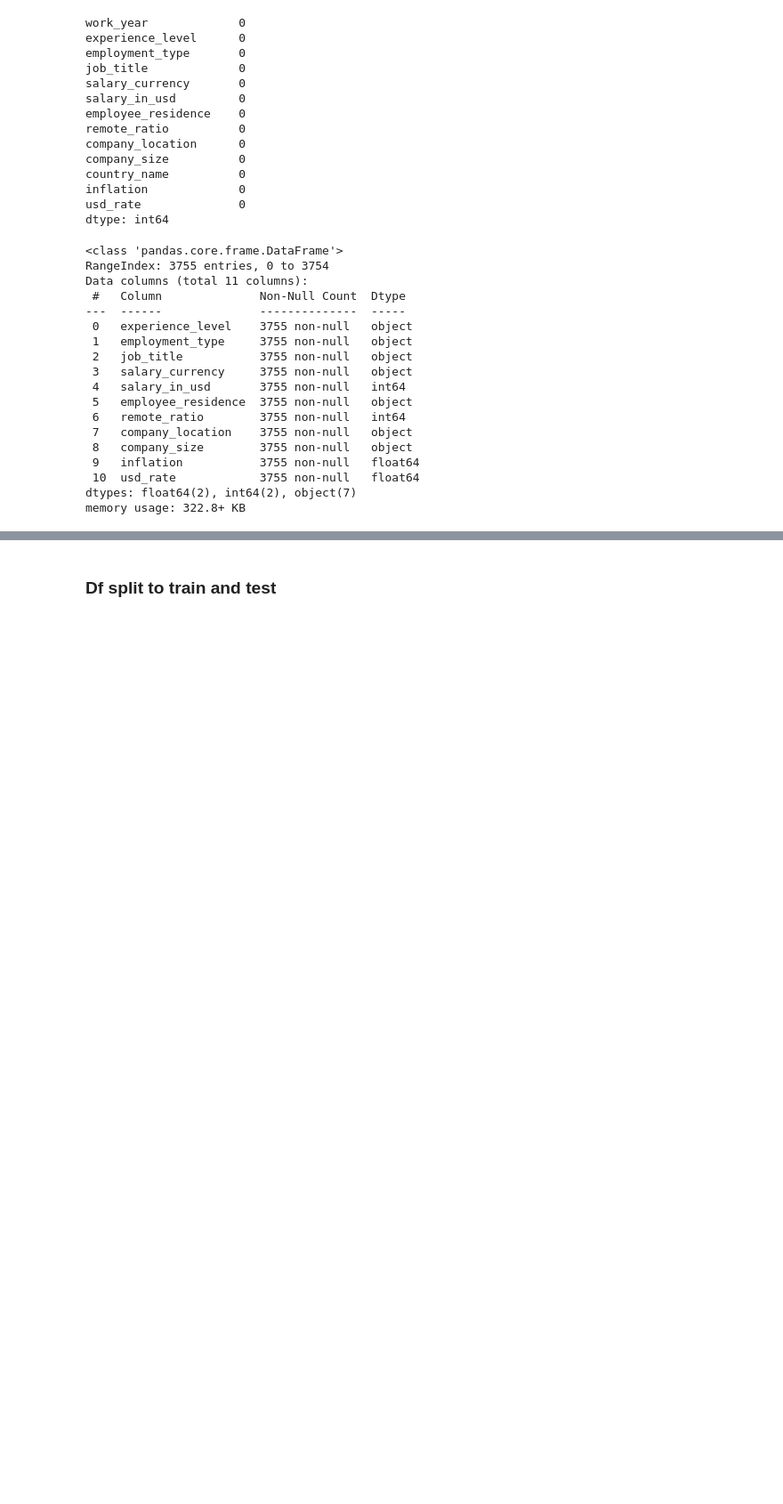
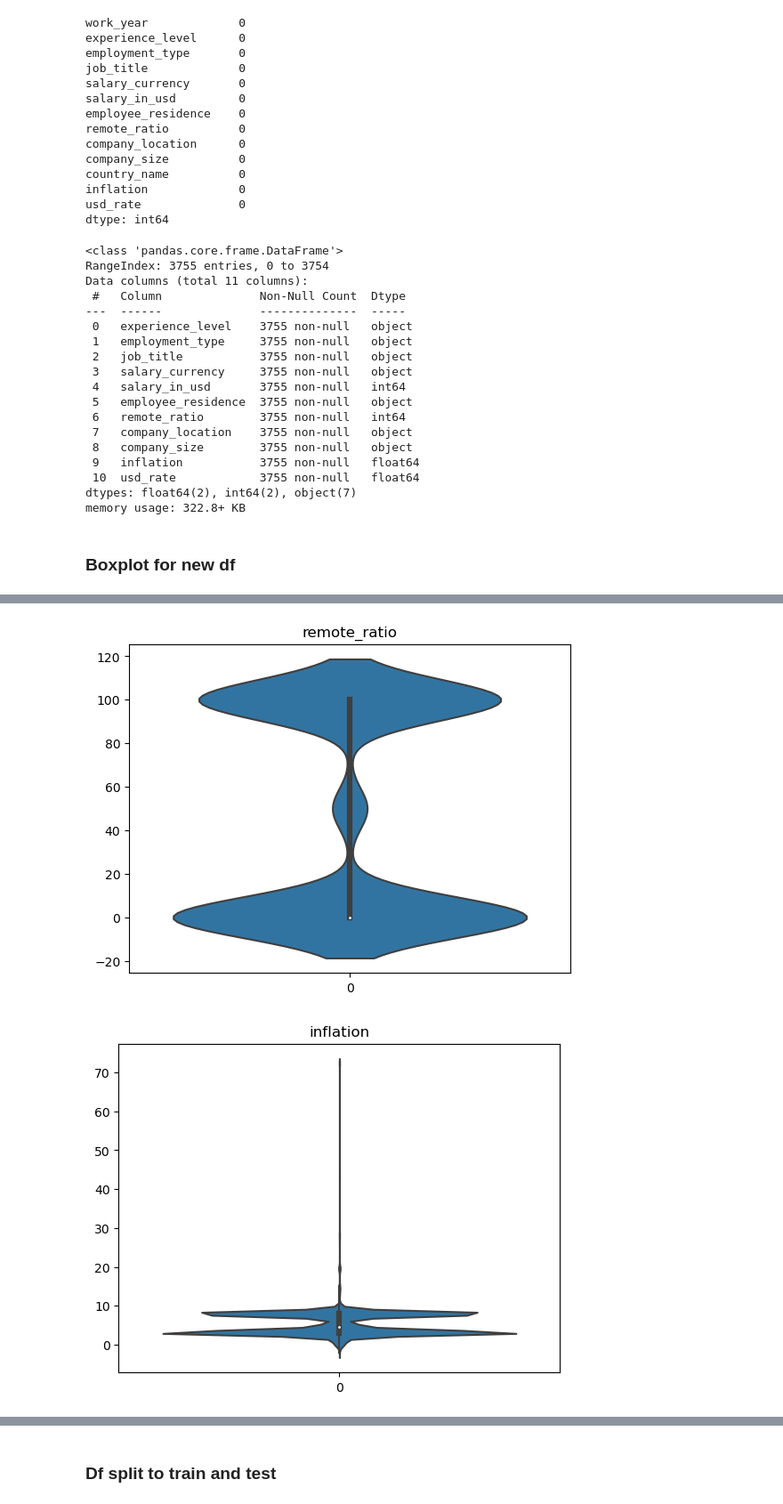
Before and after one commit to rvewebs/ds_salary, a Jupyter notebook: ds_salary.ipynb, the cells around one changed output, grey strips where cells are left out. Shown at 89% size. Cells and saved outputs as stored; diff of their text form; code cells hidden in the pictures; blank space fills up the shorter version.

Commit message:
boxplot for new df

```diff
--- a/ds_salary.ipynb
+++ b/ds_salary.ipynb
@@ -625,3 +625,11 @@ Data columns (total 11 columns):
  10  usd_rate            3755 non-null   float64
 dtypes: float64(2), int64(2), object(7)
 memory usage: 322.8+ KB
+# %% [markdown]
+### Boxplot for new df
+# %%
+for col in df_sal_to_model.select_dtypes(exclude='object').columns:
+    sns.violinplot(df_sal_to_model[col])
+    plt.title(col)
+    plt.show()
+# %% [output]
@@ -627,0 +637,2 @@ memory usage: 322.8+ KB
+[figure, added]
+[figure, added]
```
Also changed, not shown: parts of 3 cells of this notebook.
